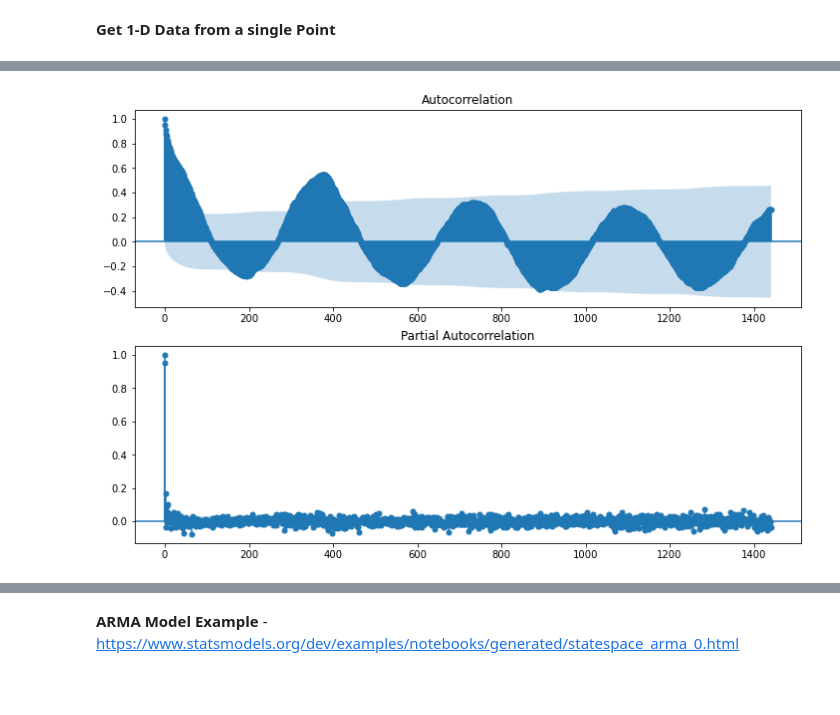
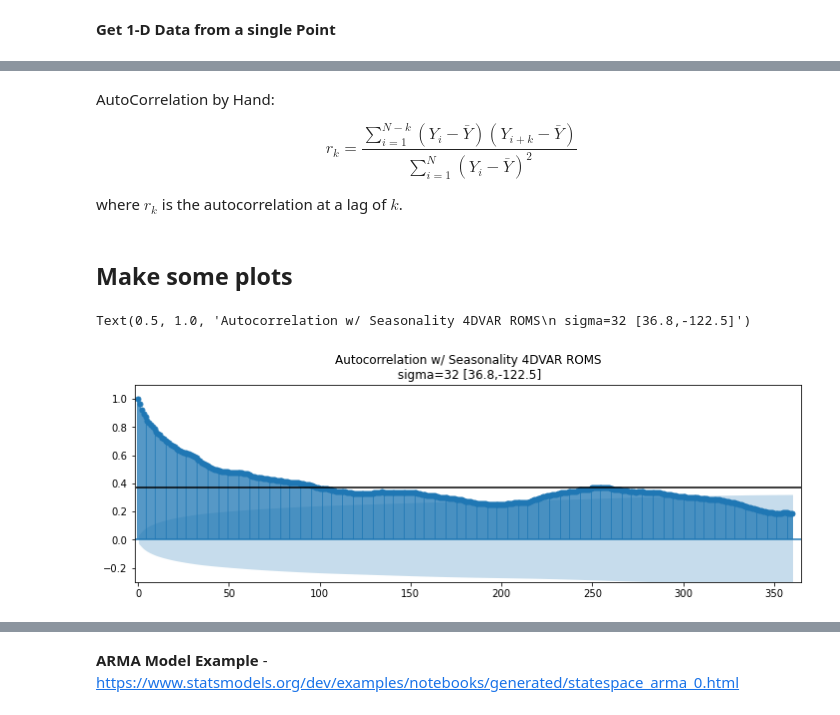
Before and after one commit to patcdaniel/decorrelation-scale, a Jupyter notebook: notebooks/1D-decorrelation-scale.ipynb, the cells around one changed output, grey strips where cells are left out. Cells and saved outputs as stored; diff of their text form; code cells hidden in the pictures; blank space fills up the shorter version.

Commit message:
Finished time scale analysis

```diff
--- a/notebooks/1D-decorrelation-scale.ipynb
+++ b/notebooks/1D-decorrelation-scale.ipynb
@@ -87,3 +182,0 @@ SyntaxError: invalid syntax (252004794.py, line 3)
-# %%
-df = pd.concat((chunk1,chunk2))
-df = df.rename(columns={0:'temp'})
@@ -95,0 +183,3 @@ ax.plot(auto_fxn_adj)
+# %%
+i = 1
+str(i).zfill(2)
@@ -95,0 +190,19 @@ ax.plot(auto_fxn_adj)
+# %%
+%%time
+lat_ix = np.where(roms_temp_latitude == 36.8)[0]
+lon_ix = np.where(roms_temp_longitude == -122)[0]
+lats = []
+lons = []
+auto_corr = np.zeros(shape=(30,366))
+
+
+for i in tqdm(range(30)):
+    j = i//2
+    llon = roms_temp_longitude[lon_ix-i][0]
+    llat = roms_temp_latitude[lat_ix-(j)][0]
+    df = get_data_chunks(roms_temp.sel(latitude=llat, longitude=llon), n_chunks=5)
+    df = remove_season(df)
+    auto_corr[i,:] = calculat_e_scale(df['index'])
+    auto_corr_plots(df, i, llat,llon)
+    lats.append(llat)
+    lons.append(llon)
@@ -95,0 +270,8 @@ ax.plot(auto_fxn_adj)
+# %% [markdown]
+AutoCorrelation by Hand:
+
+
+$$ r_k = \frac{ \sum_{i=1}^{N-k}(Y_i - \bar Y)(Y_{i+k} - \bar Y)} {\sum_{i=1}^N (Y_i - \bar Y)^2} $$
+
+
+where $r_k$ is the autocorrelation at a lag of $k$.
@@ -96,9 +304,22 @@ ax.plot(auto_fxn_adj)
+# %% [markdown]
+## Make some plots ##
 # %%
-# plot_acf(df['temp'].values,lags=120)
+e_length = 1/np.e
+# e_scale = calculat_e_scale(df['index'])
+
 fig = plt.figure(figsize=(12,8))
 ax1 = fig.add_subplot(211)
-fig = sm.graphics.tsa.plot_acf(df.temp.values.squeeze(), lags=360*4, ax=ax1)
-ax2 = fig.add_subplot(212)
-fig = sm.graphics.tsa.plot_pacf(df.temp, lags=360*4, ax=ax2)
+fig = sm.graphics.tsa.plot_acf(df['index'].values.squeeze(), lags=360, ax=ax1)
+ax1.hlines(y=e_length,xmin=-1,xmax=365,color='k',zorder=100)
+# ax1.vlines(x=e_scale,ymin=-1,ymax=1.2,color='k',zorder=100)
+# ax1.text(x=.5,y=.9,s="e-scale: {} days".format(e_scale), transform=ax1.transAxes,size=20, ha='center',)
+
+
+ax1.set_xlim(-2,365)
+ax1.set_ylim(-.3,1.1)
+ax1.set_title('Autocorrelation w/ Seasonality 4DVAR ROMS\n sigma=32 [36.8,-122.5]')
+
+# plt.savefig( "../figures/auto_corr_seasonal.png", dpi=300,bbox_inches='tight',transparent=False)
 # %% [output]
+Text(0.5, 1.0, 'Autocorrelation w/ Seasonality 4DVAR ROMS\n sigma=32 [36.8,-122.5]')
-[figure, old version]
+[figure, new version]
```
Also changed, not shown: parts of 33 cells of this notebook, 39 other files.
